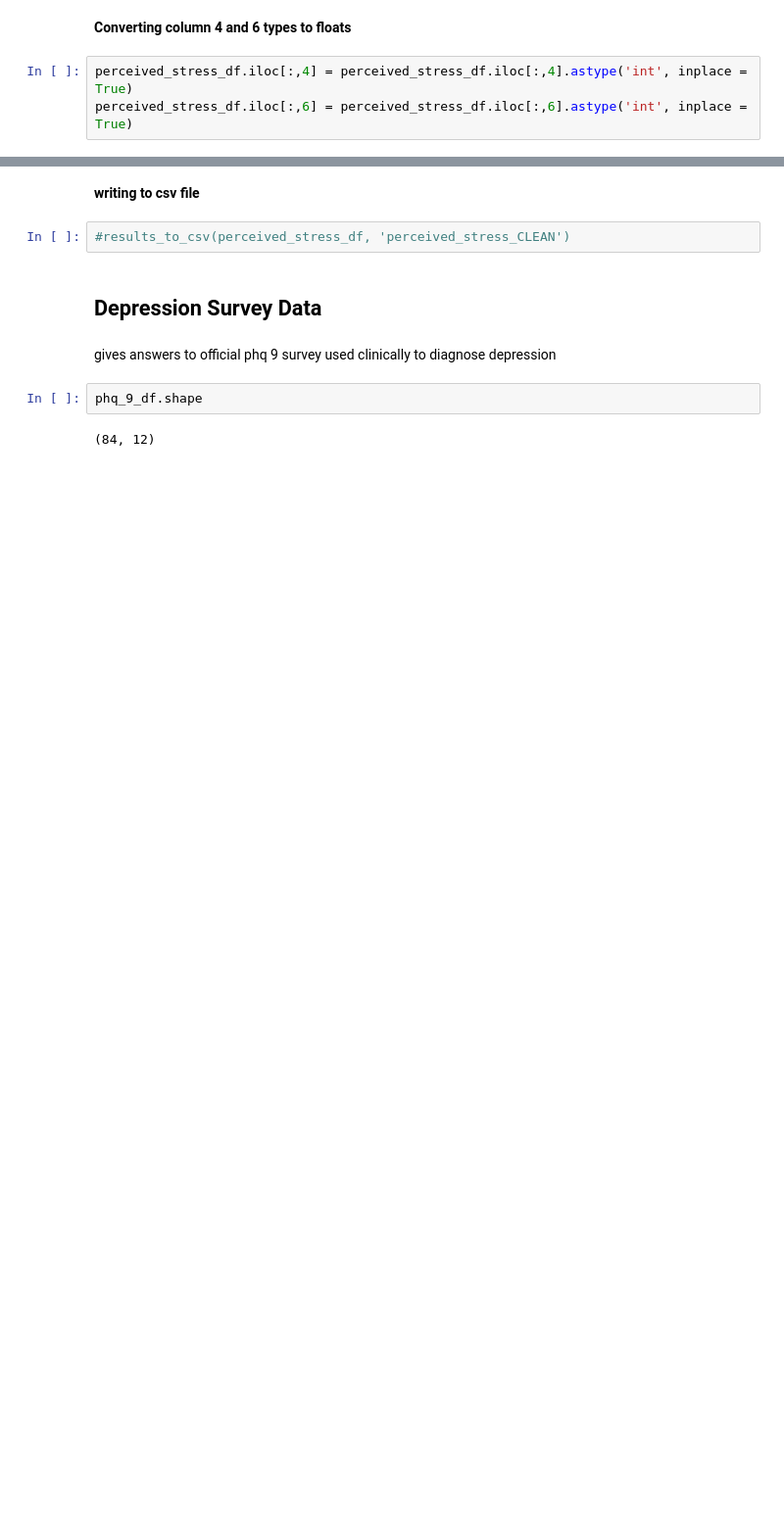
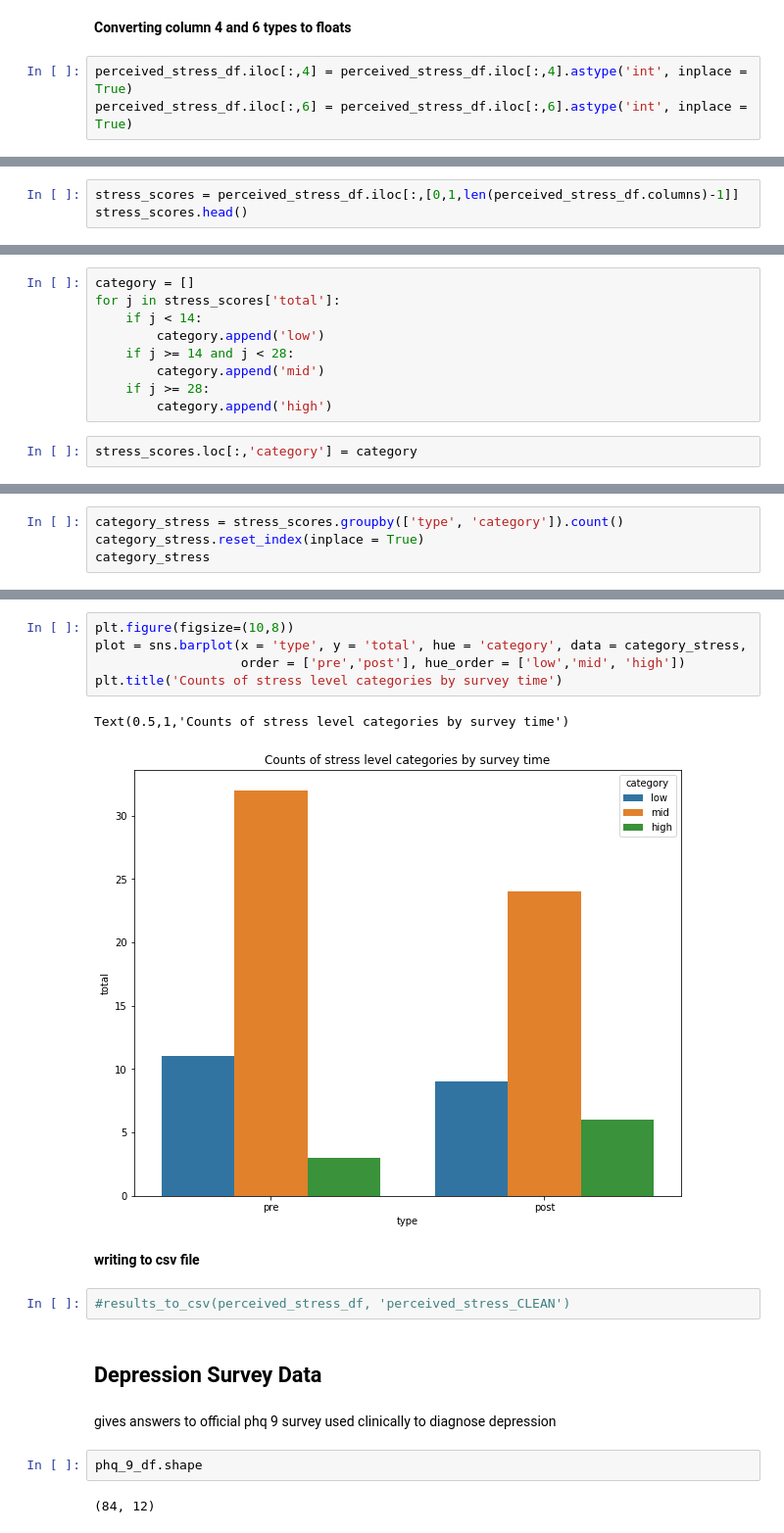
Before and after one commit to mkhash/Modelling-Student-Stress, a Jupyter notebook: code/Survey_academic_processing.ipynb, the cells around one changed output, grey strips where cells are left out. Shown: that part at 98% size. Saved outputs shown, nothing was run; the diff lists cells and outputs as text; blank space fills up the shorter version.

```diff
--- a/code/Survey_academic_processing.ipynb
+++ b/code/Survey_academic_processing.ipynb
@@ -455,0 +466,3 @@ perceived_stress_df.head()
+# %%
+stress_scores = perceived_stress_df.iloc[:,[0,1,len(perceived_stress_df.columns)-1]]
+stress_scores.head()
@@ -455,0 +496,11 @@ perceived_stress_df.head()
+# %%
+category = []
+for j in stress_scores['total']:
+    if j < 14:
+        category.append('low')
+    if j >= 14 and j < 28:
+        category.append('mid')
+    if j >= 28:
+        category.append('high')
+# %%
+stress_scores.loc[:,'category'] = category
@@ -455,0 +513,4 @@ perceived_stress_df.head()
+# %%
+category_stress = stress_scores.groupby(['type', 'category']).count()
+category_stress.reset_index(inplace = True)
+category_stress
@@ -456,3 +525,11 @@ perceived_stress_df.head()
+# %%
+plt.figure(figsize=(10,8))
+plot = sns.barplot(x = 'type', y = 'total', hue = 'category', data = category_stress,
+                   order = ['pre','post'], hue_order = ['low','mid', 'high'])
+plt.title('Counts of stress level categories by survey time')
+# %% [output]
+Text(0.5,1,'Counts of stress level categories by survey time')
+[figure, added]
 # %% [markdown]
 **writing to csv file**
 # %%
```
Also changed, not shown: parts of 15 cells of this notebook, 2 other files.
